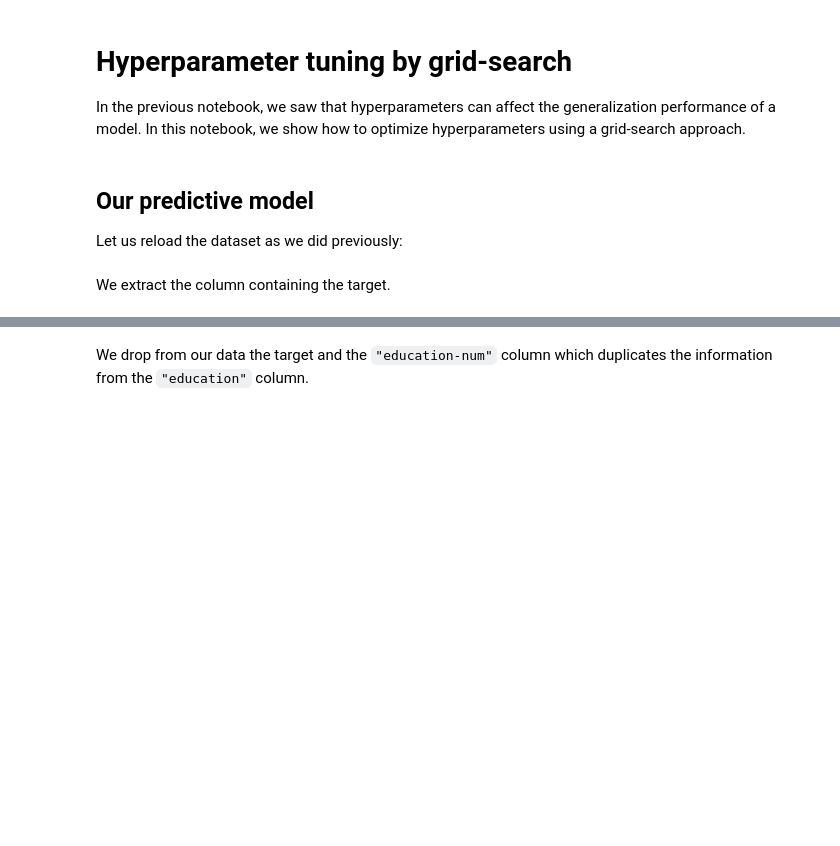
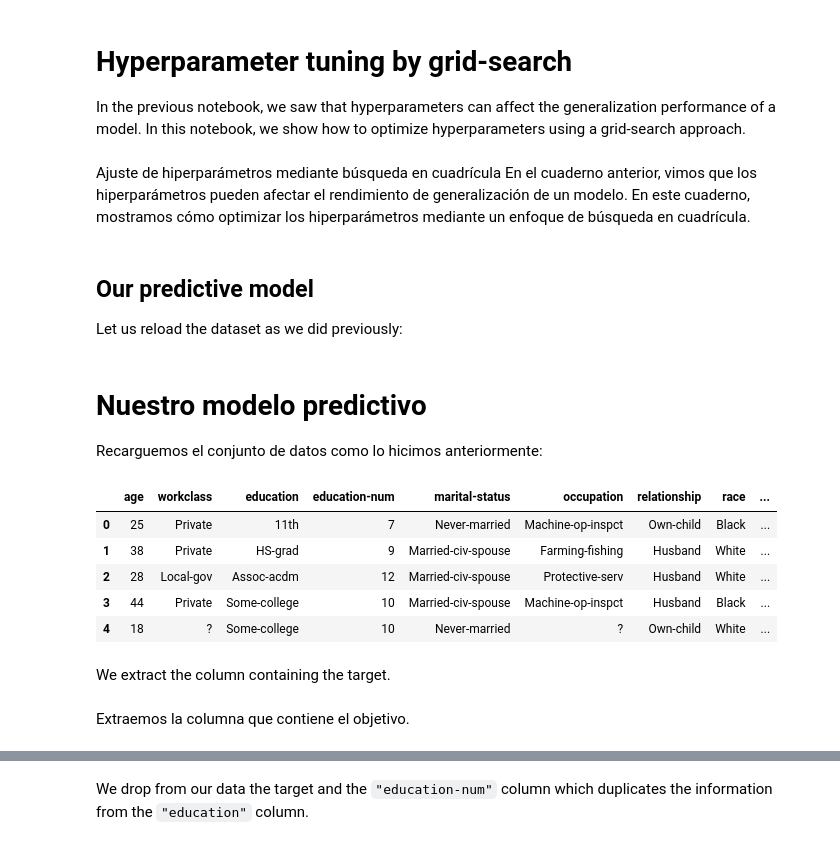
Before and after one commit to Viny2030/sklearn, a Jupyter notebook: parameter_tuning_grid_search.ipynb, the cells around one changed output, grey strips where cells are left out. Drawn from its saved outputs; the diff is of its cells as text; code cells hidden in the pictures; blank space fills up the shorter version.

```diff
--- a/parameter_tuning_grid_search.ipynb
+++ b/parameter_tuning_grid_search.ipynb
@@ -4,16 +6,33 @@
 In the previous notebook, we saw that hyperparameters can affect the
 generalization performance of a model. In this notebook, we show how to
 optimize hyperparameters using a grid-search approach.
+# %% [markdown]
+Ajuste de hiperparámetros mediante búsqueda en cuadrícula
+En el cuaderno anterior, vimos que los hiperparámetros pueden afectar el rendimiento de generalización de un modelo. En este cuaderno, mostramos cómo optimizar los hiperparámetros mediante un enfoque de búsqueda en cuadrícula.
 # %% [markdown]
 ## Our predictive model
 
 Let us reload the dataset as we did previously:
+# %% [markdown]
+# **Nuestro modelo predictivo**
+Recarguemos el conjunto de datos como lo hicimos anteriormente:
 # %%
 import pandas as pd
 
-adult_census = pd.read_csv("../datasets/adult-census.csv")
+adult_census = pd.read_csv("https://raw.githubusercontent.com/Viny2030/datasets/refs/heads/main/adult_census.csv")
+# %%
+adult_census.head()
+# %% [output]
+|  | age | workclass | education | education-num | marital-status | occupation | relationship | race | ... |
+| 0 | 25 | Private | 11th | 7 | Never-married | Machine-op-inspct | Own-child | Black | ... |
+| 1 | 38 | Private | HS-grad | 9 | Married-civ-spouse | Farming-fishing | Husband | White | ... |
+| 2 | 28 | Local-gov | Assoc-acdm | 12 | Married-civ-spouse | Protective-serv | Husband | White | ... |
+| 3 | 44 | Private | Some-college | 10 | Married-civ-spouse | Machine-op-inspct | Husband | Black | ... |
+| 4 | 18 | ? | Some-college | 10 | Never-married | ? | Own-child | White | ... |
 # %% [markdown]
 We extract the column containing the target.
+# %% [markdown]
+Extraemos la columna que contiene el objetivo.
 # %%
 target_name = "class"
 target = adult_census[target_name]
```
Also changed, not shown: parts of 28 cells of this notebook.
